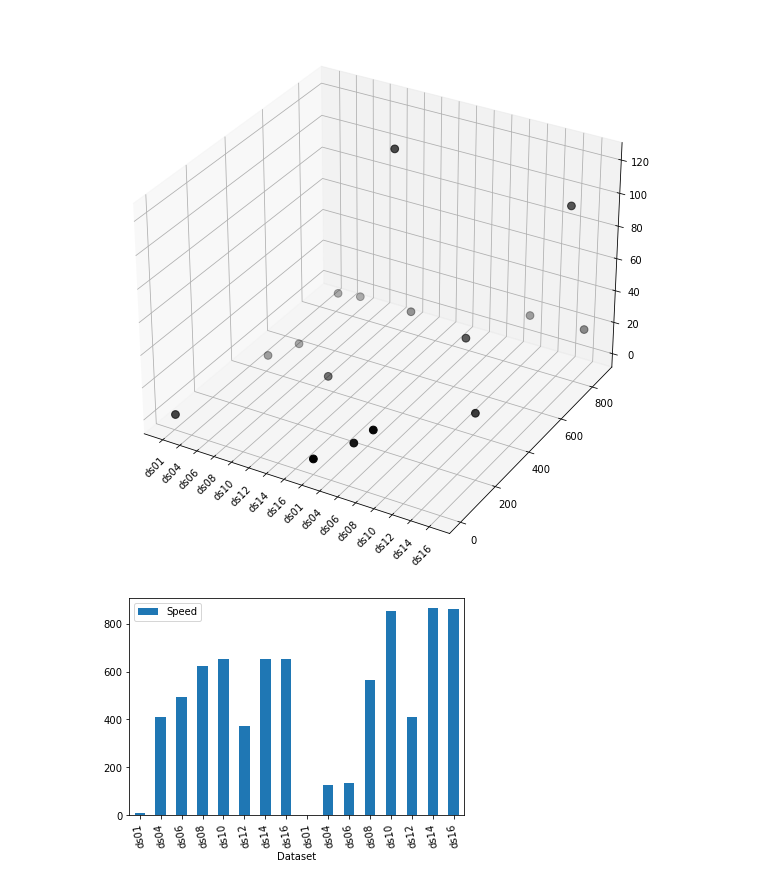
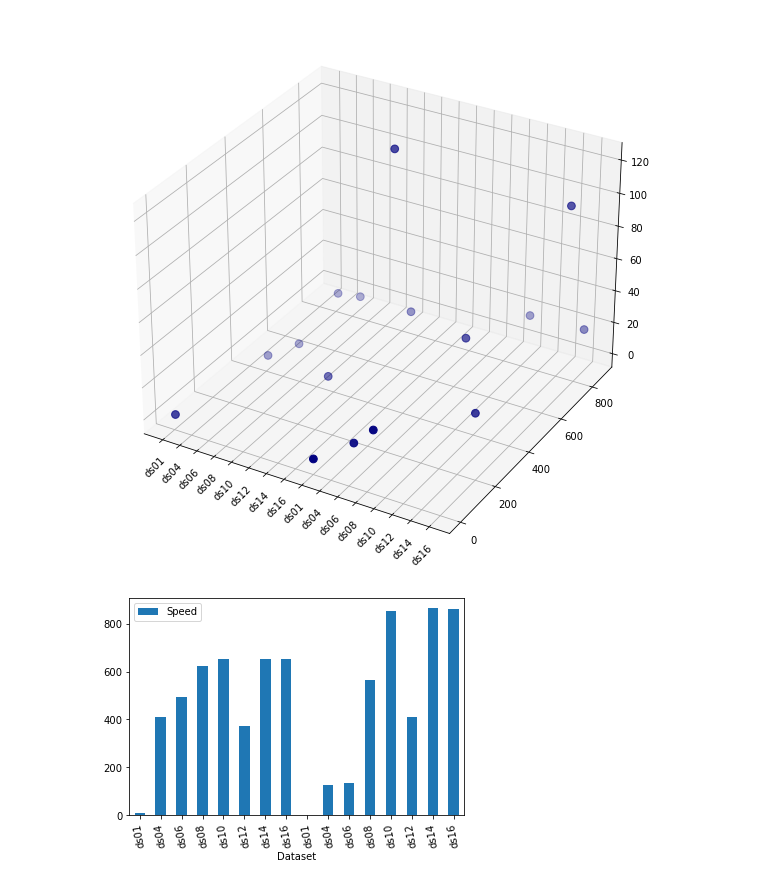
Before and after one commit to mmoo97/DTN_tests, a Jupyter notebook: DTN_notebook.ipynb, the cells around one changed output. Saved outputs shown, nothing was run; the diff lists cells and outputs as text; code cells hidden in the pictures.

```diff
--- a/DTN_notebook.ipynb
+++ b/DTN_notebook.ipynb
@@ -34,15 +34,15 @@ data.head(16) # returns the first n rows of the DataFrame, n here is 16
 # %%
 """ Builds a 3D plot based on the elapsed time values using pandas and matplotlib """
 
 # plot
 fig = plt.figure(figsize=(10, 10))
 ax = fig.add_subplot(111, projection='3d')
-ax.scatter(range(len(data['Dataset'])), data['Speed'],(pd.to_datetime(data['End'], infer_datetime_format=True) - pd.to_datetime(data['Start'], infer_datetime_format=True)).dt.total_seconds() / 60,  c='black', s=60)
+ax.scatter(range(len(data['Dataset'])), data['Speed'],(pd.to_datetime(data['End'], infer_datetime_format=True) - pd.to_datetime(data['Start'], infer_datetime_format=True)).dt.total_seconds() / 60,  c='navy', s=60)
 ax.set(xticks=range(len(data['Dataset'])), xticklabels=data['Dataset'])
 plt.xticks(rotation=45)
 plt.show()
 # %% [output]
-[figure, old version]
+[figure, new version]
 # %%
 """ Builds bar graphs to represent data for different endpoints """
 
```
Also changed, not shown: parts of 1 cell of this notebook.
